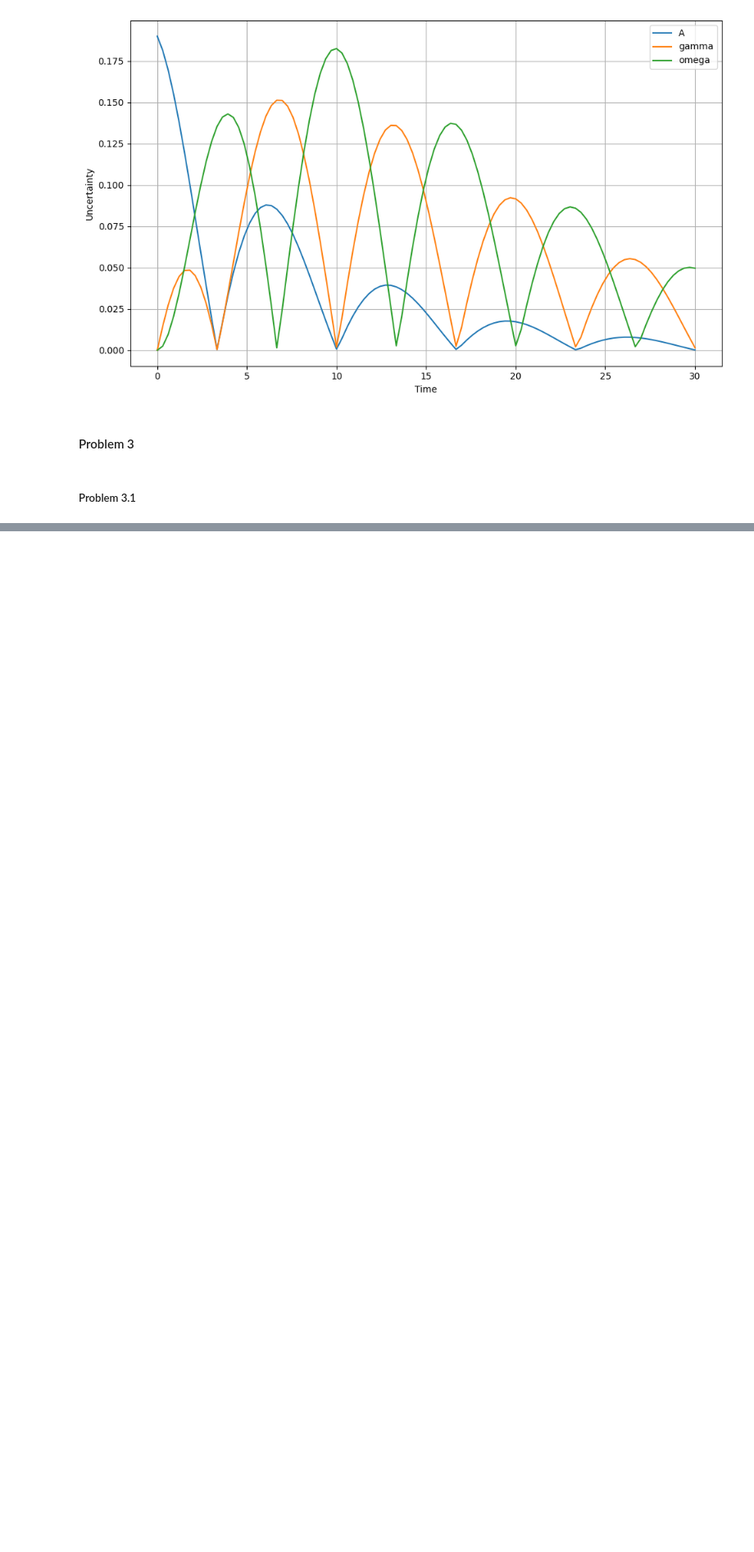
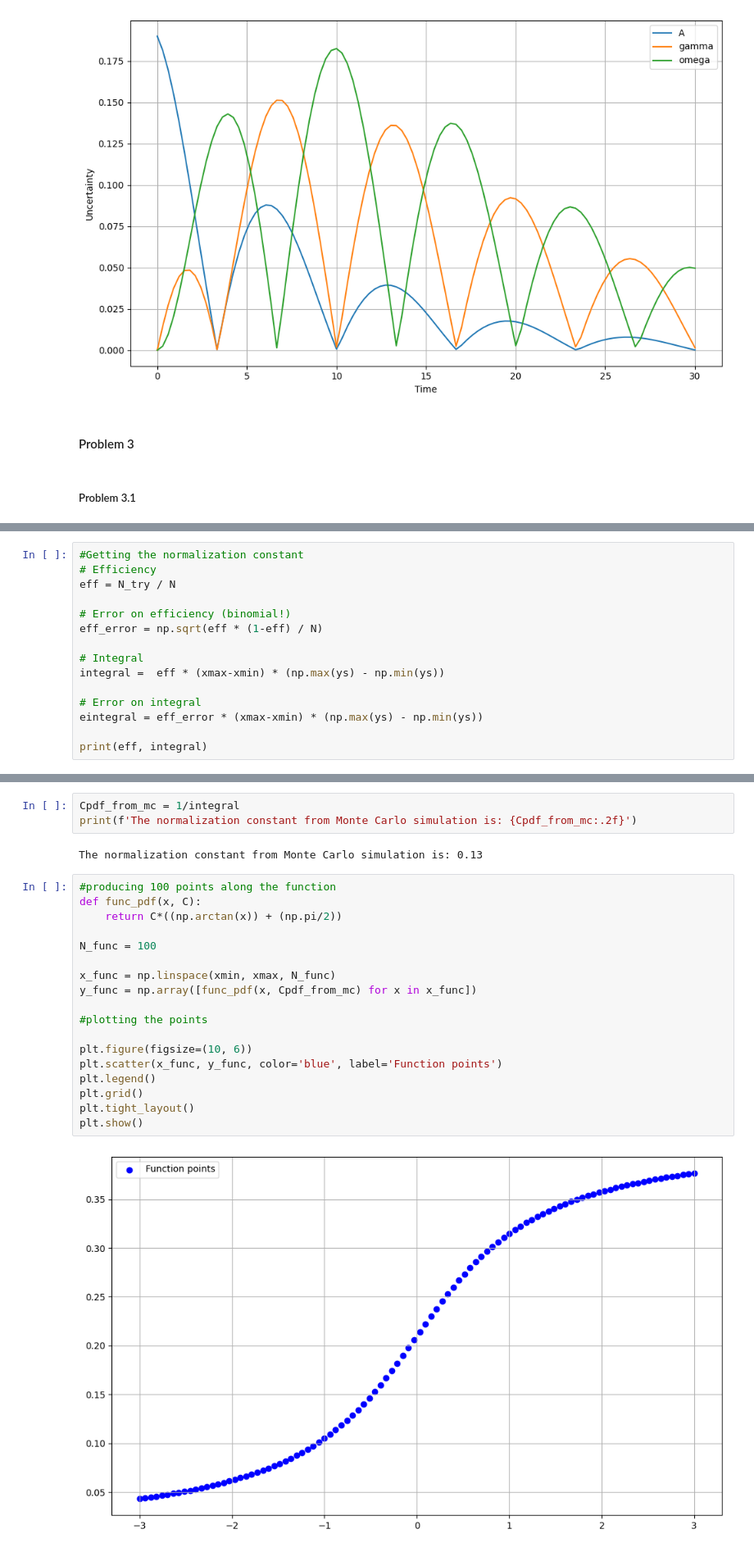
Before and after one commit to ansomax/AppStat2024_ASM, a Jupyter notebook: HandIn/Afl1.ipynb, the cells around one changed output, grey strips where cells are left out. Shown: that part at 82% size. Saved outputs shown, nothing was run; the diff lists cells and outputs as text; blank space fills up the shorter version.

```diff
--- a/HandIn/Afl1.ipynb
+++ b/HandIn/Afl1.ipynb
@@ -355,0 +465,15 @@ print(p)
+# %%
+#Getting the normalization constant
+# Efficiency
+eff = N_try / N
+
+# Error on efficiency (binomial!)
+eff_error = np.sqrt(eff * (1-eff) / N)
+
+# Integral
+integral =  eff * (xmax-xmin) * (np.max(ys) - np.min(ys))
+
+# Error on integral
+eintegral = eff_error * (xmax-xmin) * (np.max(ys) - np.min(ys))
+
+print(eff, integral)
@@ -355,0 +484,25 @@ print(p)
+# %%
+Cpdf_from_mc = 1/integral
+print(f'The normalization constant from Monte Carlo simulation is: {Cpdf_from_mc:.2f}')
+# %% [output]
+The normalization constant from Monte Carlo simulation is: 0.13
+# %%
+#producing 100 points along the function
+def func_pdf(x, C):
+    return C*((np.arctan(x)) + (np.pi/2))
+
+N_func = 100
+
+x_func = np.linspace(xmin, xmax, N_func)
+y_func = np.array([func_pdf(x, Cpdf_from_mc) for x in x_func])
+
+#plotting the points
+
+plt.figure(figsize=(10, 6))
+plt.scatter(x_func, y_func, color='blue', label='Function points')
+plt.legend()
+plt.grid()
+plt.tight_layout()
+plt.show()
+# %% [output]
+[figure, added]
```
Also changed, not shown: parts of 36 cells of this notebook, 14 other files.
